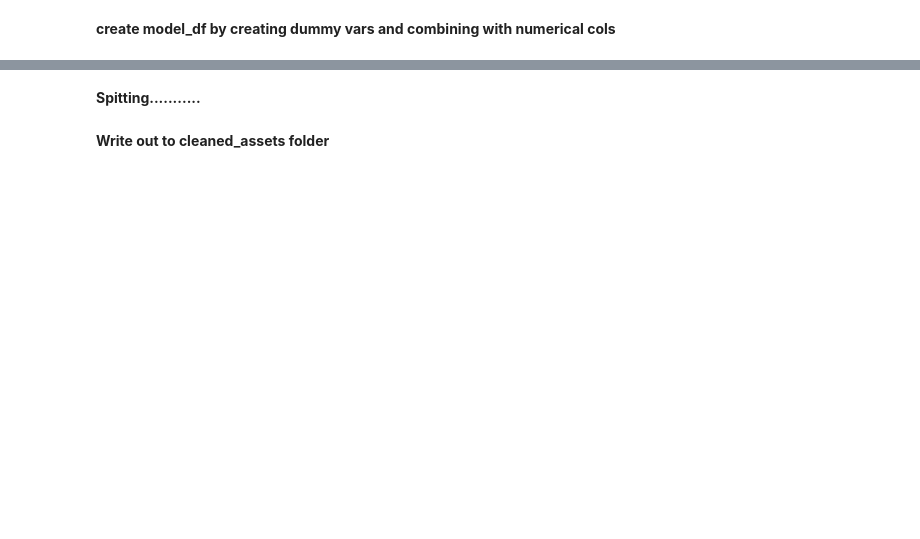
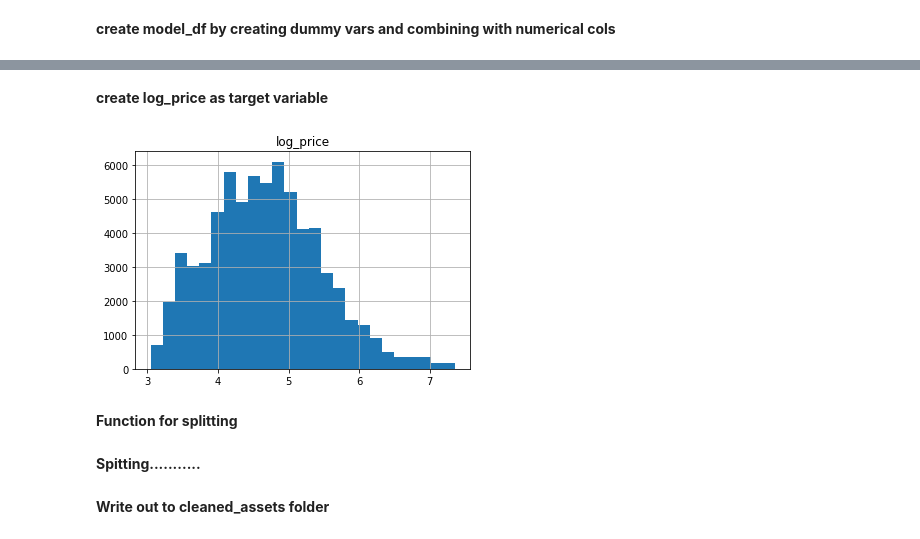
Before and after one commit to euisuck2/Deep-Learning-project-1, a Jupyter notebook: Split_test_train.ipynb, the cells around one changed output, grey strips where cells are left out. Drawn from its saved outputs; the diff is of its cells as text; code cells hidden in the pictures; blank space fills up the shorter version.

```diff
--- a/Split_test_train.ipynb
+++ b/Split_test_train.ipynb
@@ -93,3 +114,12 @@ total number of dummy variables: 138
+# %% [markdown]
+**create log_price as target variable**
+# %%
+model_df['log_price'] = np.log(model_df.price)
+model_df.hist(column='log_price', bins = 25); # follows more of a guassian distribution
+# %% [output]
+[figure, added]
+# %% [markdown]
+**Function for splitting**
 # %%
 # split into train-development-testing datasets
 def get_train_val_test(df, fractions, RANDOM_SEED):
```
Also changed, not shown: parts of 7 cells of this notebook.
